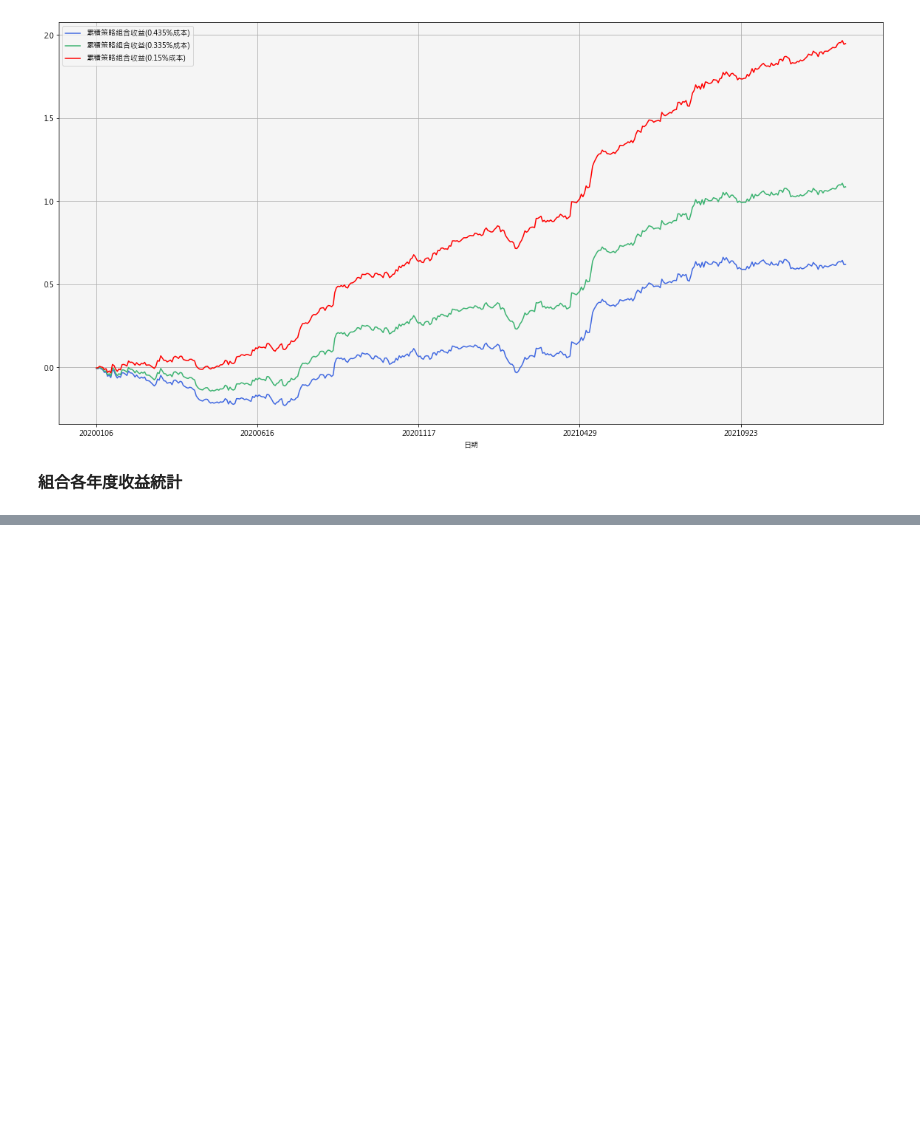
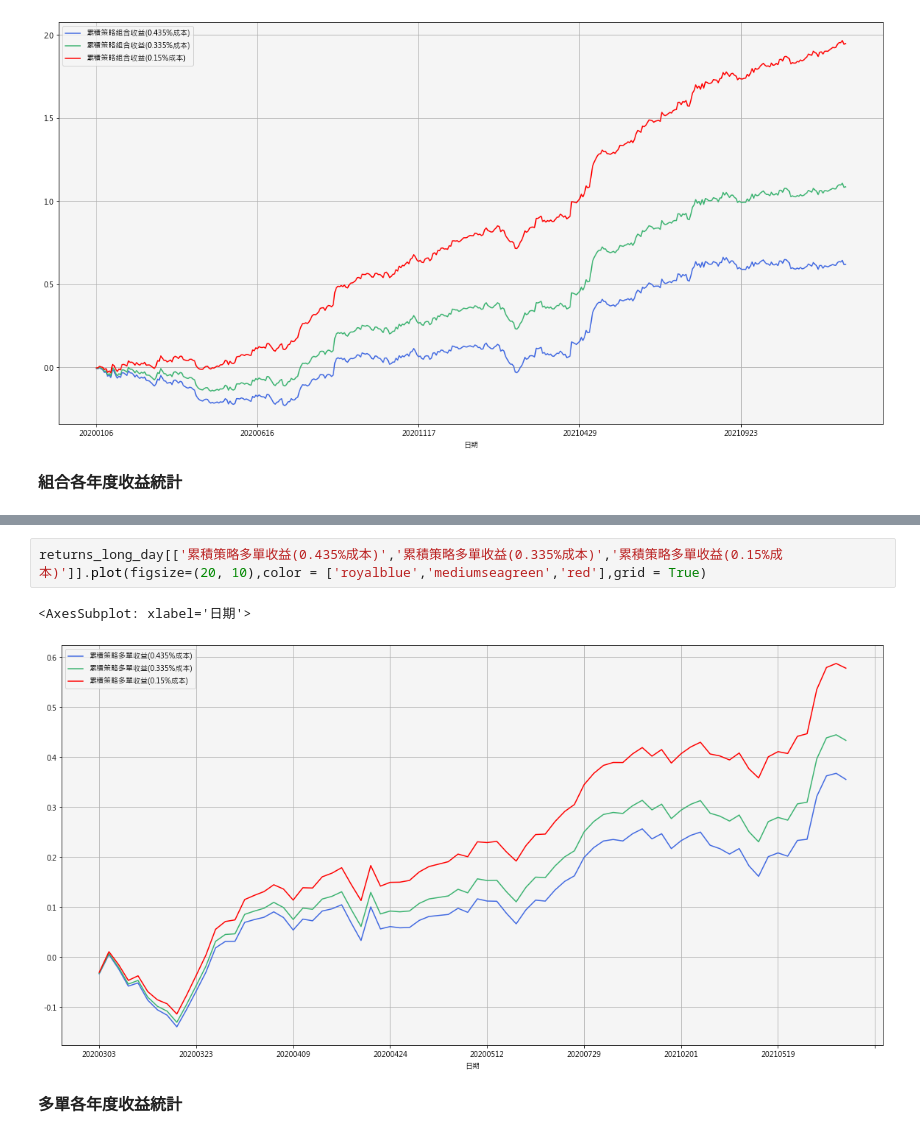
Before and after one commit to ErebusTW/Merge-by-date, a Jupyter notebook: 策略回測結果.ipynb, the cells around one changed output, grey strips where cells are left out. Cells and saved outputs as stored; diff of their text form; blank space fills up the shorter version.

```diff
--- a/策略回測結果.ipynb
+++ b/策略回測結果.ipynb
@@ -1356,0 +1544,7 @@ make_stats(returns_day,returns,'策略組合收益')
+# %%
+returns_long_day[['累積策略多單收益(0.435%成本)','累積策略多單收益(0.335%成本)','累積策略多單收益(0.15%成本)']].plot(figsize=(20, 10),color = ['royalblue','mediumseagreen','red'],grid = True)
+# %% [output]
+<AxesSubplot: xlabel='日期'>
+[figure, added]
+# %% [markdown]
+**<font  size=3>多單各年度收益統計</font>**
```
Also changed, not shown: parts of 52 cells of this notebook.
